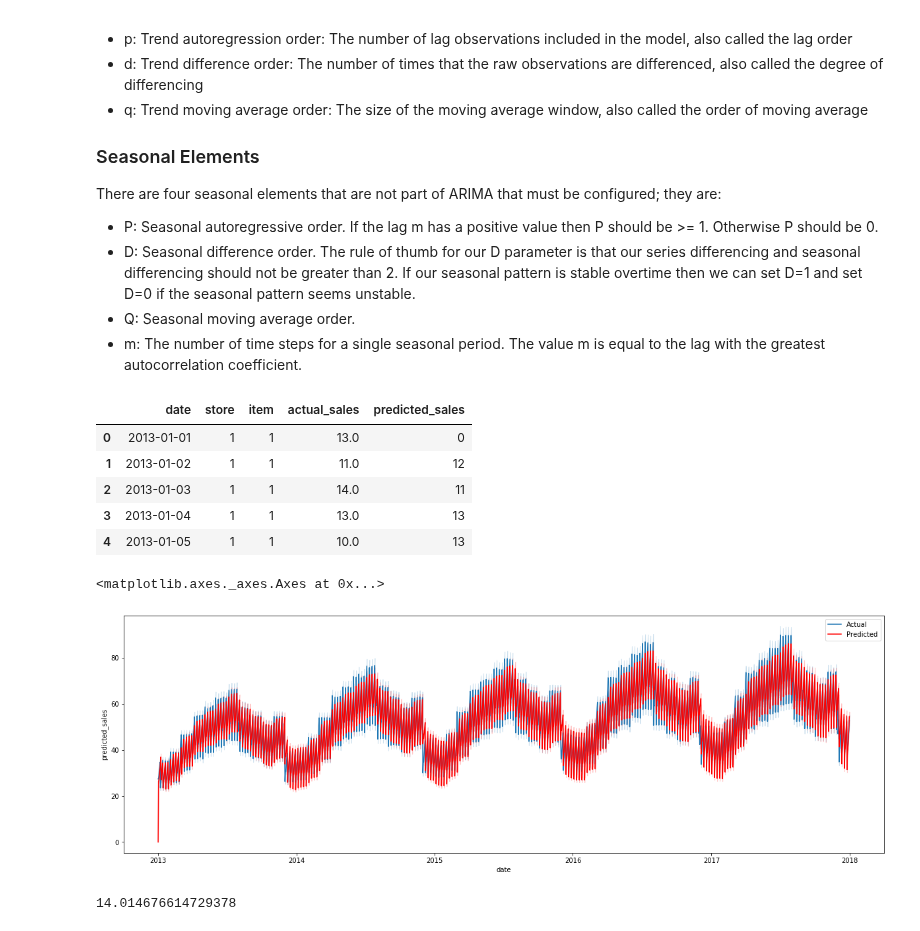
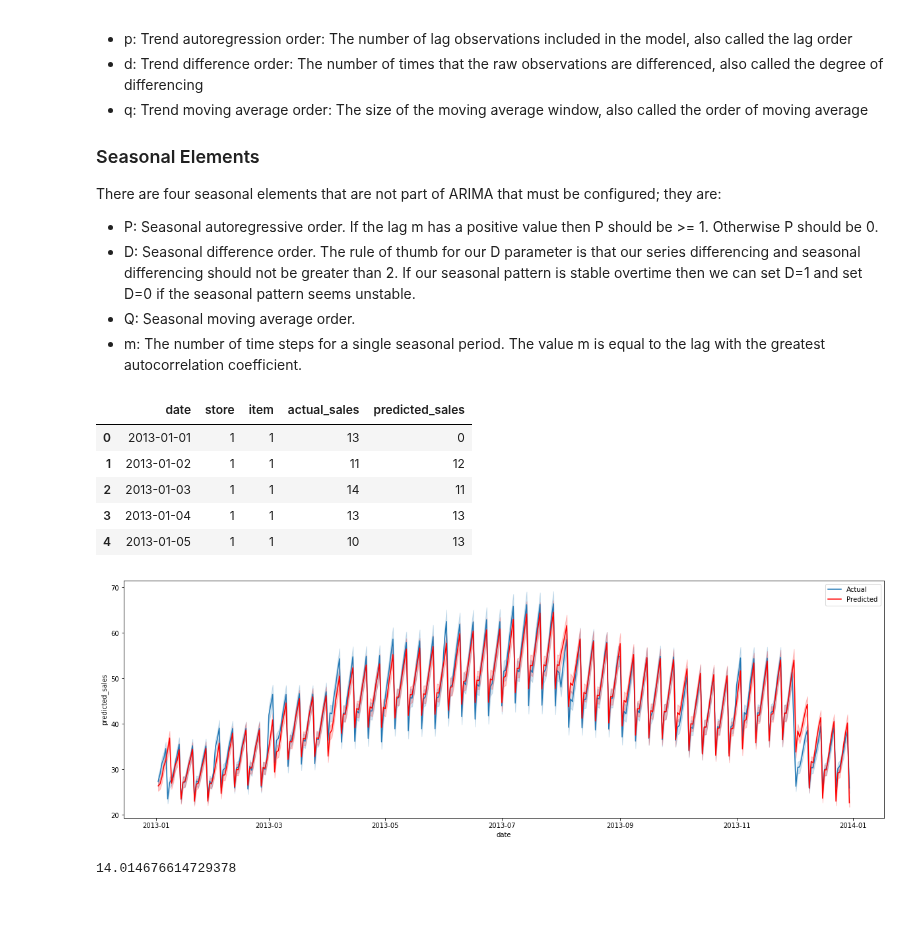
Before and after one commit to casperdamen123/data_science_projects_dip, a Jupyter notebook: notebooks/time_series_forecast_demand_modelling.ipynb, the cells around one changed output. Drawn from its saved outputs; the diff is of its cells as text; code cells hidden in the pictures.

```diff
--- a/notebooks/time_series_forecast_demand_modelling.ipynb
+++ b/notebooks/time_series_forecast_demand_modelling.ipynb
@@ -164,31 +183,36 @@ def predict_sarimax(list_dataf):
 
     return train_df_predictions
 # %%
-df_with_predictions = predict_sarimax(list_train_df_split)
+df_predictions_sarimax = predict_sarimax(list_train_df_split)
 # %%
-df_with_predictions.head()
+df_predictions_sarimax.head()
 # %% [output]
 |  | date | store | item | actual_sales | predicted_sales |
-| 0 | 2013-01-01 | 1 | 1 | 13.0 | 0 |
-| 1 | 2013-01-02 | 1 | 1 | 11.0 | 12 |
-| 2 | 2013-01-03 | 1 | 1 | 14.0 | 11 |
-| 3 | 2013-01-04 | 1 | 1 | 13.0 | 13 |
-| 4 | 2013-01-05 | 1 | 1 | 10.0 | 13 |
+| 0 | 2013-01-01 | 1 | 1 | 13 | 0 |
+| 1 | 2013-01-02 | 1 | 1 | 11 | 12 |
+| 2 | 2013-01-03 | 1 | 1 | 14 | 11 |
+| 3 | 2013-01-04 | 1 | 1 | 13 | 13 |
+| 4 | 2013-01-05 | 1 | 1 | 10 | 13 |
 # %%
 #Visualize original versus predicted values for training dataset
-fig = plt.figure(figsize=(16,5))
-ax = fig.add_axes([0,0,1,1])
+def plot_original_predicted(dataf, min_date, max_date, store_id, item_id):
 
-sns.lineplot(x='date', y='actual_sales',
-             data=df_with_predictions[df_with_predictions['date'] < '2018-01-01'],
-             ax=ax, label='Actual'
-            )
+    df_selection = dataf[(dataf['date'] > min_date) & (dataf['date'] < max_date) & (dataf['store'] == store_id) & (dataf['item'] == item_id)]
 
-sns.lineplot(x='date', y='predicted_sales',
-             data=df_with_predictions[df_with_predictions['date'] < '2018-01-01'],
-             ax=ax, label='Predicted', color='red'
-            );
+    fig = plt.figure(figsize=(16,5))
+    ax = fig.add_axes([0,0,1,1])
+
+    sns.lineplot(x='date', y='actual_sales',
+                 data=df_selection, ax=ax,
+                 label='Actual'
+                )
+
+    sns.lineplot(x='date', y='predicted_sales',
+                 data=df_selection, ax=ax,
+                 label='Predicted', color='red'
+                );
-# %% [output]
-<matplotlib.axes._axes.Axes at 0x...>
-[figure, removed]
+# %%
+plot_original_predicted(df_predictions_sarimax, min_date='2013-01-01', max_date='2013-12-31')
+# %% [output]
+[figure, added]
 # %%
```
Also changed, not shown: parts of 23 cells of this notebook.
